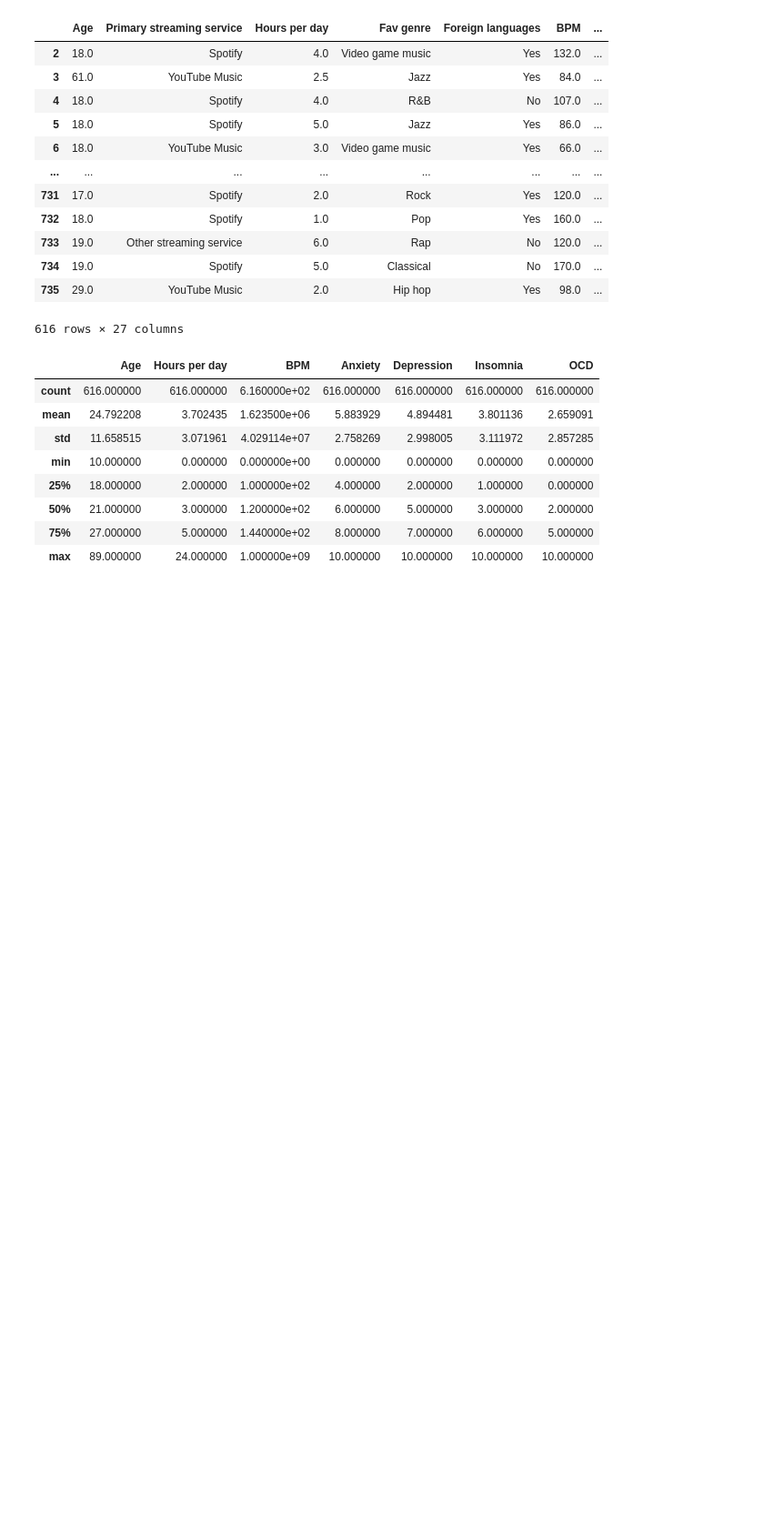
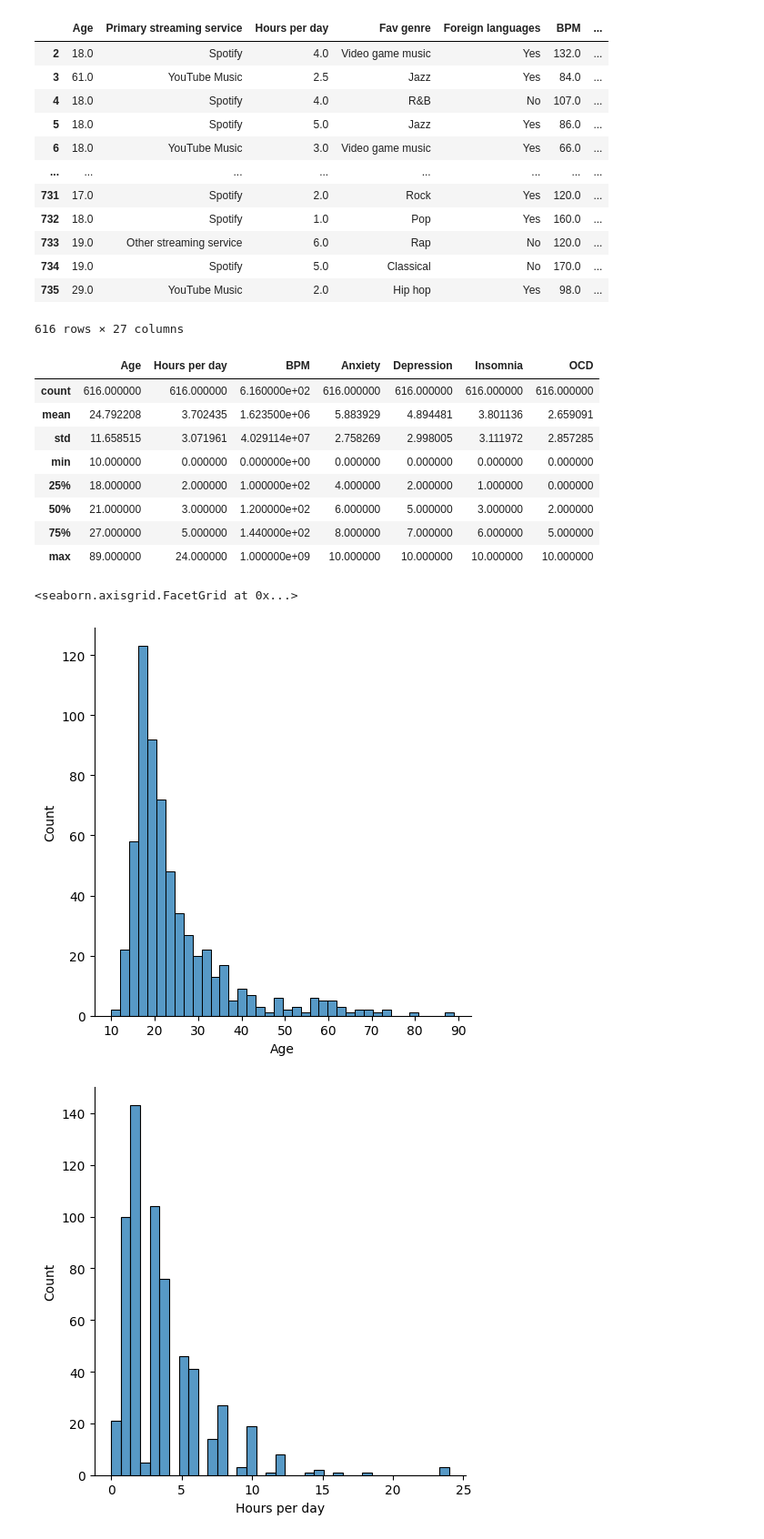
Before and after one commit to ElliceNels/B3EPIC, a Jupyter notebook: Data_Science_Workflow.ipynb, the cells around one changed output. Shown at 91% size. Cells and saved outputs as stored; diff of their text form; code cells hidden in the pictures; blank space fills up the shorter version.

```diff
--- a/Data_Science_Workflow.ipynb
+++ b/Data_Science_Workflow.ipynb
@@ -73,10 +73,14 @@ dataset.describe()
 # %%
 import seaborn as sns
 import matplotlib.pyplot as plt
 sns.displot(dataset['Age'])
 sns.displot(dataset['Hours per day'])
-sns.displot(dataset['BPM'])
+
 #right skewed so there is outliers in our dataset for age and hours per day
+# %% [output]
+<seaborn.axisgrid.FacetGrid at 0x...>
+[figure, added]
+[figure, added]
 # %%
 from scipy.stats import zscore
 
```
Also changed, not shown: parts of 12 cells of this notebook.
